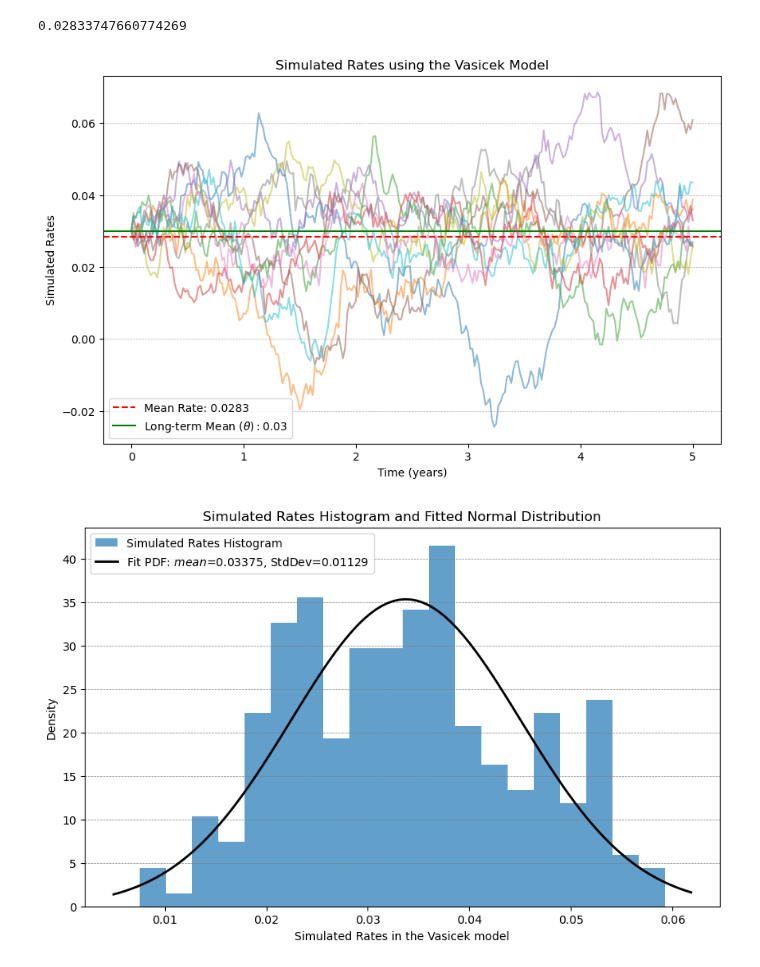
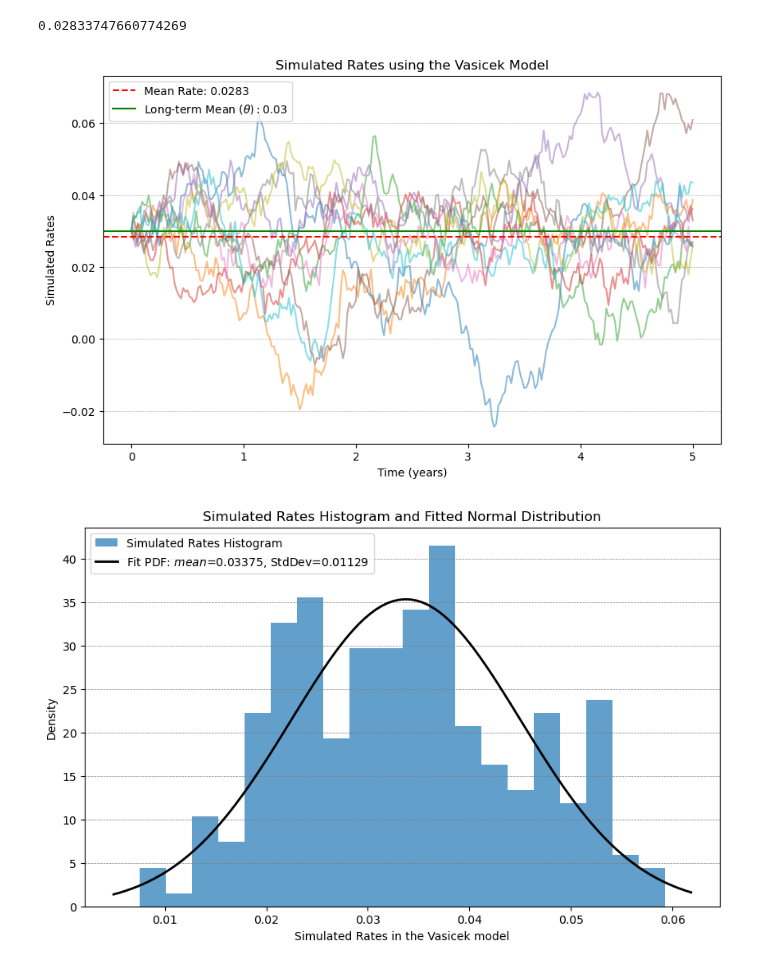
Before and after one commit to NannaOhrt/master_thesis, a Jupyter notebook: main/code/vasicek_short_rate.ipynb, the cells around one changed output. Drawn from its saved outputs; the diff is of its cells as text; code cells hidden in the pictures.

Commit message:
chane the place of the legend

```diff
--- a/main/code/vasicek_short_rate.ipynb
+++ b/main/code/vasicek_short_rate.ipynb
@@ -103,27 +102,27 @@ short_rates_q_ = simulate_vasicek(short_rate, kappa=kappa, theta=theta, beta=bet
 # %%
 num_simulations = short_rates_q_.shape[0]
 
 mean_rates = np.mean(short_rates_q_)
 print(mean_rates)
 
 plt.figure(figsize=(10, 6))
 
 for i in range(num_simulations):
     plt.plot(time_points, short_rates_q_[i, :], alpha=0.5)
 
 plt.axhline(y=mean_rates, color='r', linestyle='--', label=f"Mean Rate: {mean_rates:.4f}")
 plt.axhline(y=theta, color='g', linestyle='-', label=f"Long-term Mean $(\\theta ): {theta:.2f}$")
 plt.xlabel('Time (years)')
 plt.ylabel('Simulated Rates')
 plt.title('Simulated Rates using the Vasicek Model')
 plt.grid(axis='y', linestyle='--', linewidth=0.5)
+plt.legend(loc='upper left')
 plt.savefig("/Users/nannaingemannohrt/Desktop/master_thesis/main/plots/VasicekModelPlotSIM.png")
-plt.legend()
 plt.show()
 plt.close()
 # %% [output]
 0.02833747660774269
-[figure, old version]
+[figure, new version]
 # %%
 data = np.random.normal(loc=0, scale=1, size=1000)
 mu, std = norm.fit(short_rates_q[0,:])
```
Also changed, not shown: parts of 1 cell of this notebook, 3 other files.
